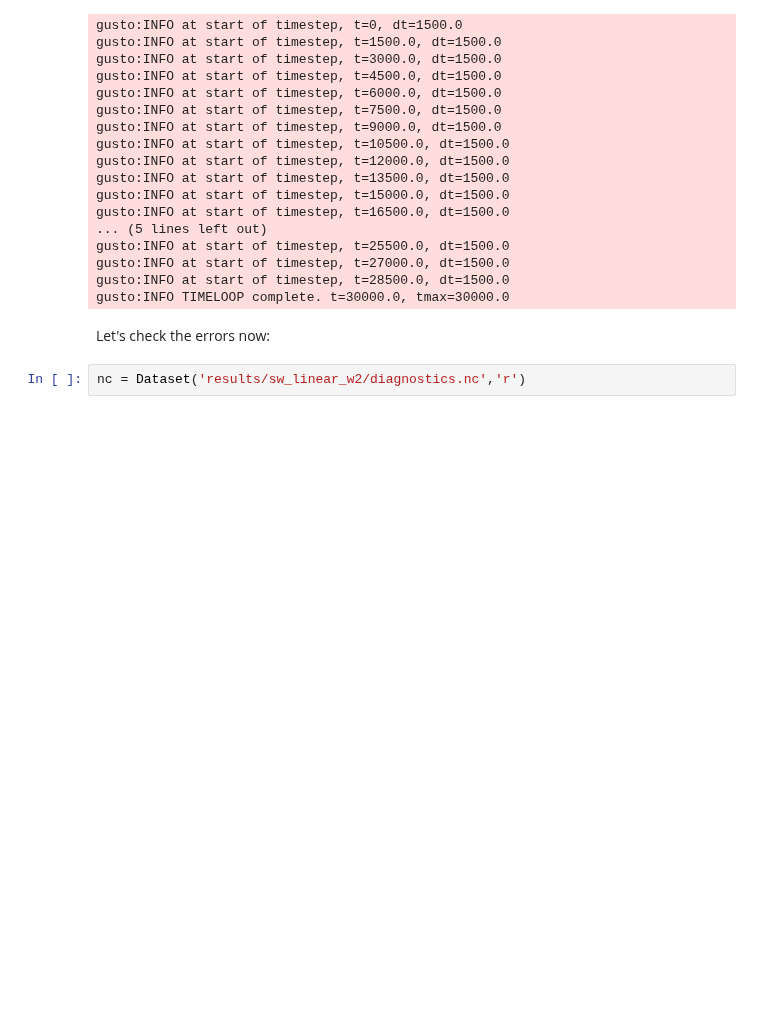
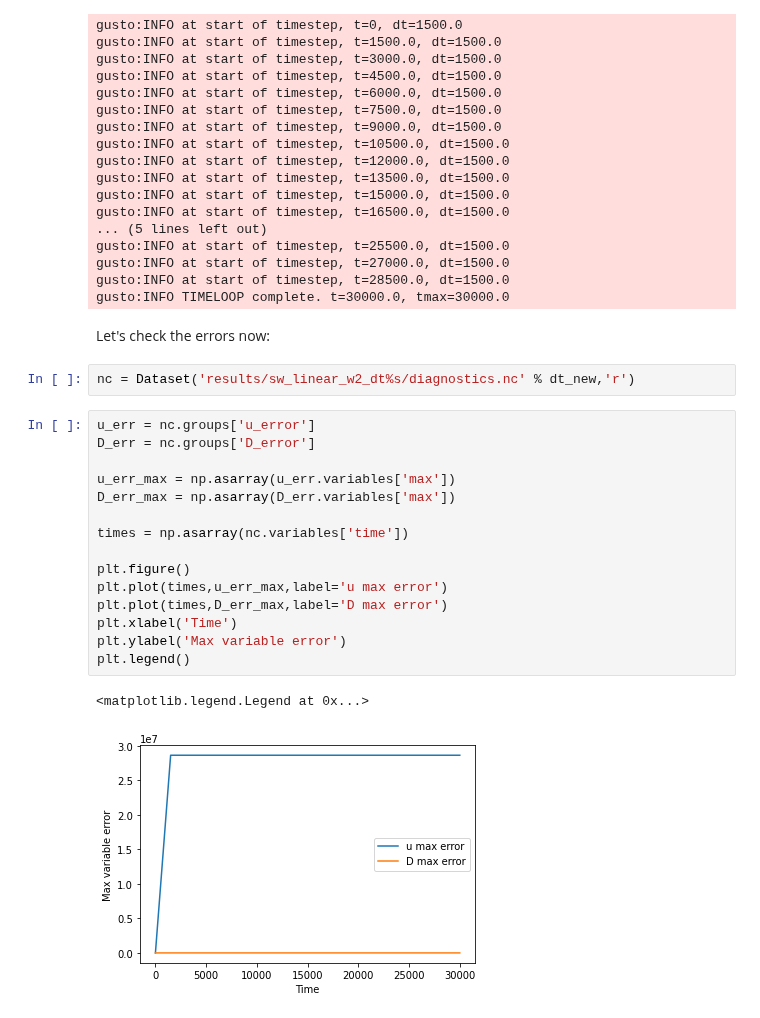
Before and after one commit to firedrakeproject/gusto, a Jupyter notebook: jupyter_notebooks/Book1_Linear_Williamson_2.ipynb, the cells around one changed output. Drawn from its saved outputs; the diff is of its cells as text; blank space fills up the shorter version.

```diff
--- a/jupyter_notebooks/Book1_Linear_Williamson_2.ipynb
+++ b/jupyter_notebooks/Book1_Linear_Williamson_2.ipynb
@@ -198,4 +232,22 @@ gusto:INFO TIMELOOP complete. t=30000.0, tmax=30000.0
 # %% [markdown]
 Let's check the errors now:
 # %%
-nc = Dataset('results/sw_linear_w2/diagnostics.nc','r')
+nc = Dataset('results/sw_linear_w2_dt%s/diagnostics.nc' % dt_new,'r')
+# %%
+u_err = nc.groups['u_error']
+D_err = nc.groups['D_error']
+
+u_err_max = np.asarray(u_err.variables['max'])
+D_err_max = np.asarray(D_err.variables['max'])
+
+times = np.asarray(nc.variables['time'])
+
+plt.figure()
+plt.plot(times,u_err_max,label='u max error')
+plt.plot(times,D_err_max,label='D max error')
+plt.xlabel('Time')
+plt.ylabel('Max variable error')
+plt.legend()
+# %% [output]
+<matplotlib.legend.Legend at 0x...>
+[figure, added]
```
Also changed, not shown: parts of 17 cells of this notebook, 1 other file.
